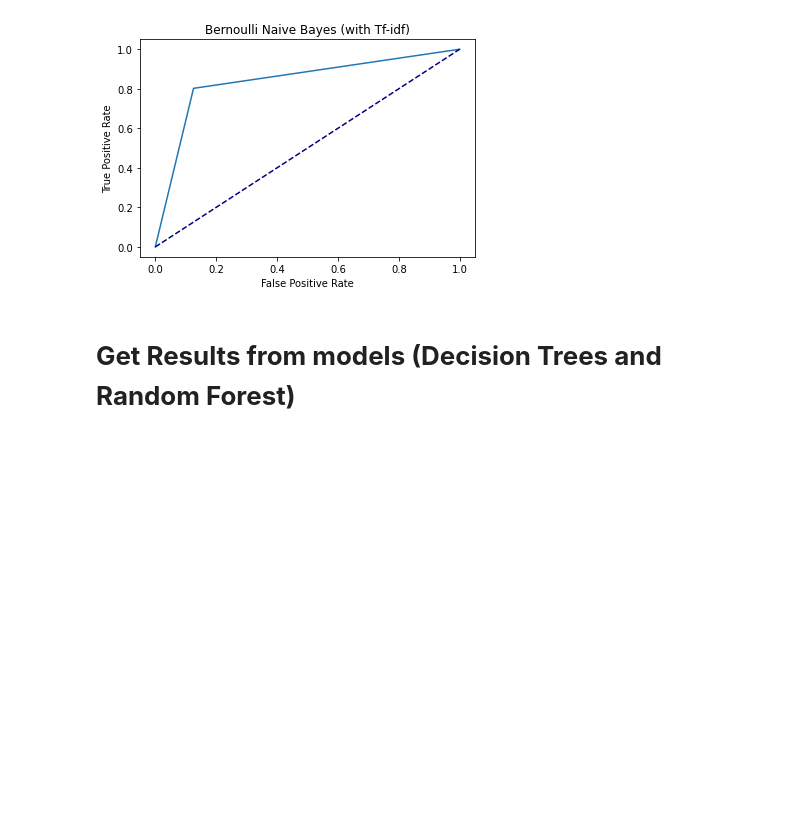
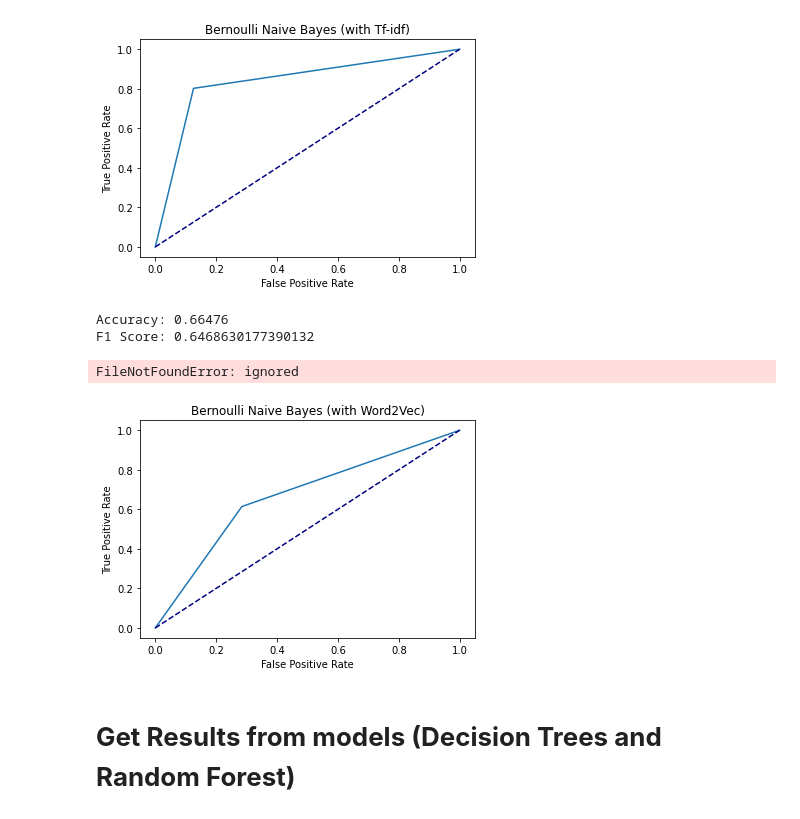
Before and after one commit to therealcs1010/CS4248-Project, a Jupyter notebook: Fatin/Fatin.ipynb, the cells around one changed output. Cells and saved outputs as stored; diff of their text form; code cells hidden in the pictures; blank space fills up the shorter version.

Commit message:
LR, MLP and Word2Vec

```diff
--- a/Fatin/Fatin.ipynb
+++ b/Fatin/Fatin.ipynb
@@ -109,0 +182,12 @@ Name: label, Length: 25000, dtype: int64
+# %%
+def getAvgFeatureVecs(reviews, model, num_features):
+    '''
+    Given a set of reviews (each one a list of words), calculate
+    the average feature vector for each one and return a 2D numpy array
+    '''
+    counter = 0
+    reviewFeatureVecs = np.zeros((len(reviews),num_features),dtype="float32")
+    for review in reviews:
+        reviewFeatureVecs[counter] = makeFeatureVec(review, model, num_features)
+        counter = counter + 1
+    return reviewFeatureVecs
@@ -109,0 +211,8 @@ Name: label, Length: 25000, dtype: int64
+# %%
+# clean_train_reviews.reset_index().to_json('/content/drive/MyDrive/clean_train_reviews.json')
+# clean_test_reviews.reset_index().to_json('/content/drive/MyDrive/clean_test_reviews.json')
+data_train = pd.read_json('/content/drive/MyDrive/clean_train_reviews.json')
+data_test = pd.read_json('/content/drive/MyDrive/clean_test_reviews.json')
+clean_train_reviews = data_train['text']
+clean_test_reviews = data_test['text']
+clean_test_reviews
@@ -110,3 +232,6 @@ Name: label, Length: 25000, dtype: int64
+# %%
+train_vectors = getAvgFeatureVecs(clean_train_reviews, model, vector_size)
+test_vectors = getAvgFeatureVecs(clean_test_reviews, model, vector_size)
 # %% [markdown]
 # **Get Metrics and Plots**
 # %%
@@ -185,6 +299,0 @@ F1 Score: 0.8271697484591036
-# %%
-model = ComplementNB()
-model.fit(train_tfidf.toarray(), train_sentiment)
-preds = model.predict(test_tfidf.toarray())
-get_metrics(test_sentiment, preds)
-get_plot(test_sentiment, preds, 'Complement Naive Bayes (with Tf-idf)', 'complement_nb_tfidf')
@@ -212,6 +312,17 @@ get_plot(test_sentiment, preds, 'Bernoulli Naive Bayes (with Tf-idf)', 'bernoull
 Accuracy: 0.83832
 F1 Score: 0.8322682380280522
 [figure]
+# %%
+model = BernoulliNB()
+model.fit(train_vectors, train_sentiment)
+preds = model.predict(test_vectors)
+get_metrics(test_sentiment, preds)
+get_plot(test_sentiment, preds, 'Bernoulli Naive Bayes (with Word2Vec)', 'bernoulli_nb_word2vec')
+# %% [output]
+Accuracy: 0.66476
+F1 Score: 0.6468630177390132
+FileNotFoundError: ignored
+[figure, added]
 # %% [markdown]
 # **Get Results from models (Decision Trees and Random Forest)**
 # %%
```
Also changed, not shown: parts of 42 cells of this notebook.
